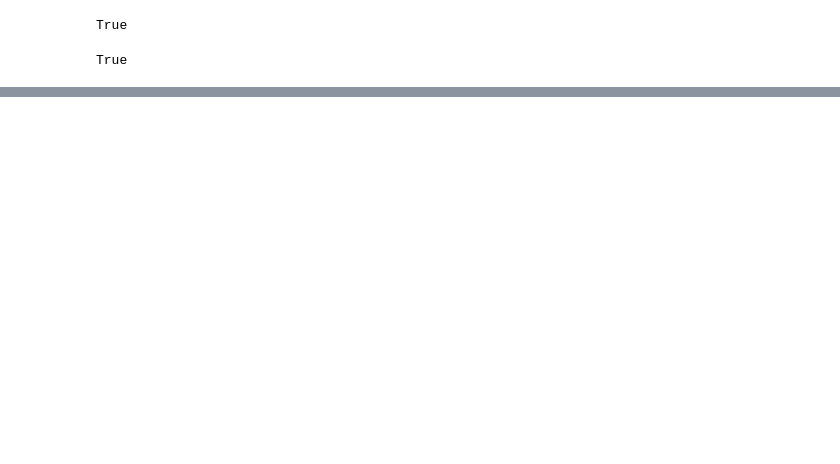
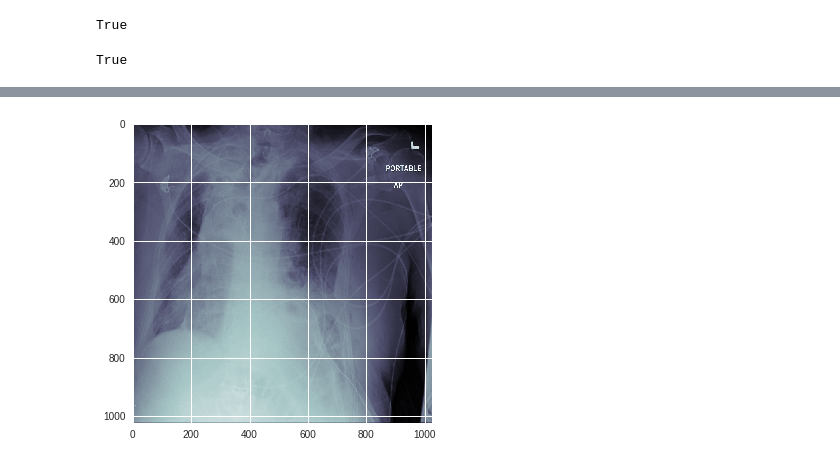
Before and after one commit to bajitkumar/MyGitRepo, a Jupyter notebook: kaggle/rsna/fastai-rsna-pneumonia-detection-challenge.ipynb, the cells around one changed output, grey strips where cells are left out. Saved outputs shown, nothing was run; the diff lists cells and outputs as text; code cells hidden in the pictures; blank space fills up the shorter version.

Commit message:
Work In Progress. Gets the data from the DICOM files.

```diff
--- a/kaggle/rsna/fastai-rsna-pneumonia-detection-challenge.ipynb
+++ b/kaggle/rsna/fastai-rsna-pneumonia-detection-challenge.ipynb
@@ -150,0 +488,68 @@ stage_1_test_images.zip              stage_1_train_labels.csv.zip
+# %%
+# Import Libraries required to analyze the DICOM files
+
+from functools import partial
+from collections import defaultdict
+import pydicom
+import os
+import glob
+import numpy as np
+import pandas as pd
+import matplotlib.pyplot as plt
+import matplotlib.patches as patches
+import seaborn as sns
+sns.set_style('whitegrid')
+%matplotlib inline
+
+np.warnings.filterwarnings('ignore')
+# %%
+# authors : Guillaume Lemaitre <g.lemaitre58@gmail.com>
+# license : MIT
+
+import matplotlib.pyplot as plt
+import pydicom
+from pydicom.data import get_testdata_files
+
+print(__doc__)
+
+#  inflating: data/RSNA/train/b0e900dd-5c9c-4764-a429-3f18f056b4a1.dcm
+#  inflating: data/RSNA/train/e852efc0-2665-4804-a9a3-8f4ed7c1cc83.dcm
+#  inflating: data/RSNA/train/36b39f2c-26bf-4436-acc5-08cb70fe0d7b.dcm
+#  inflating: data/RSNA/train/e9ae2d74-c795-4903-b423-ee28fd42598f.dcm
+#  inflating: data/RSNA/train/e5b113ec-b1fc-491e-9499-f20e825fcaa8.dcm
+#  inflating: data/RSNA/train/8522f781-3c10-41c5-860b-dcdfb6746bbd.dcm
+#  inflating: data/RSNA/train/4b55414e-8045-42ef-a7a9-c0b68aa5acdd.dcm
+
+#filename = get_testdata_files('CT_small.dcm')[0]
+filename = 'data/RSNA/train/e852efc0-2665-4804-a9a3-8f4ed7c1cc83.dcm'
+
+dataset = pydicom.dcmread(filename)
+
+# Normal mode:
+print()
+print("Filename.........:", filename)
+print("Storage type.....:", dataset.SOPClassUID)
+print()
+
+pat_name = dataset.PatientName
+display_name = pat_name.family_name + ", " + pat_name.given_name
+print("Patient's name...:", display_name)
+print("Patient id.......:", dataset.PatientID)
+print("Modality.........:", dataset.Modality)
+print("Study Date.......:", dataset.StudyDate)
+
+if 'PixelData' in dataset:
+    rows = int(dataset.Rows)
+    cols = int(dataset.Columns)
+    print("Image size.......: {rows:d} x {cols:d}, {size:d} bytes".format(
+        rows=rows, cols=cols, size=len(dataset.PixelData)))
+    if 'PixelSpacing' in dataset:
+        print("Pixel spacing....:", dataset.PixelSpacing)
+
+# use .get() if not sure the item exists, and want a default value if missing
+print("Slice location...:", dataset.get('SliceLocation', "(missing)"))
+
+# plot the image using matplotlib
+plt.imshow(dataset.pixel_array, cmap=plt.cm.bone)
+plt.show()
+# %% [output]
@@ -150,0 +568 @@ stage_1_test_images.zip              stage_1_train_labels.csv.zip
+[figure, added]
```
Also changed, not shown: parts of 76 cells of this notebook.
